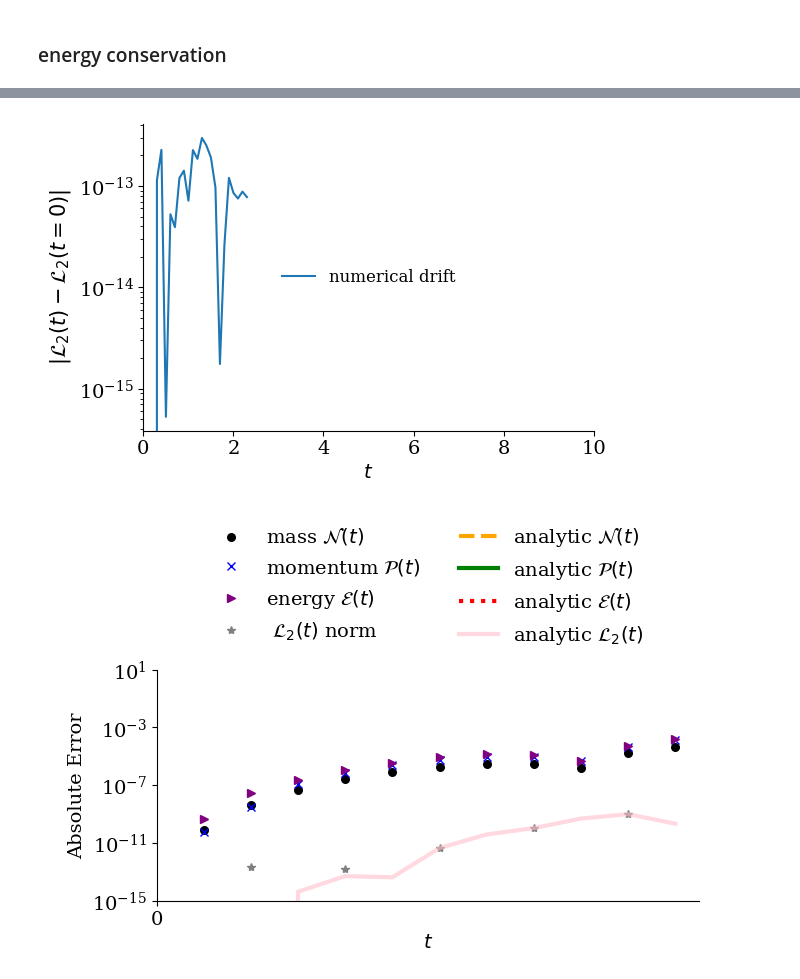
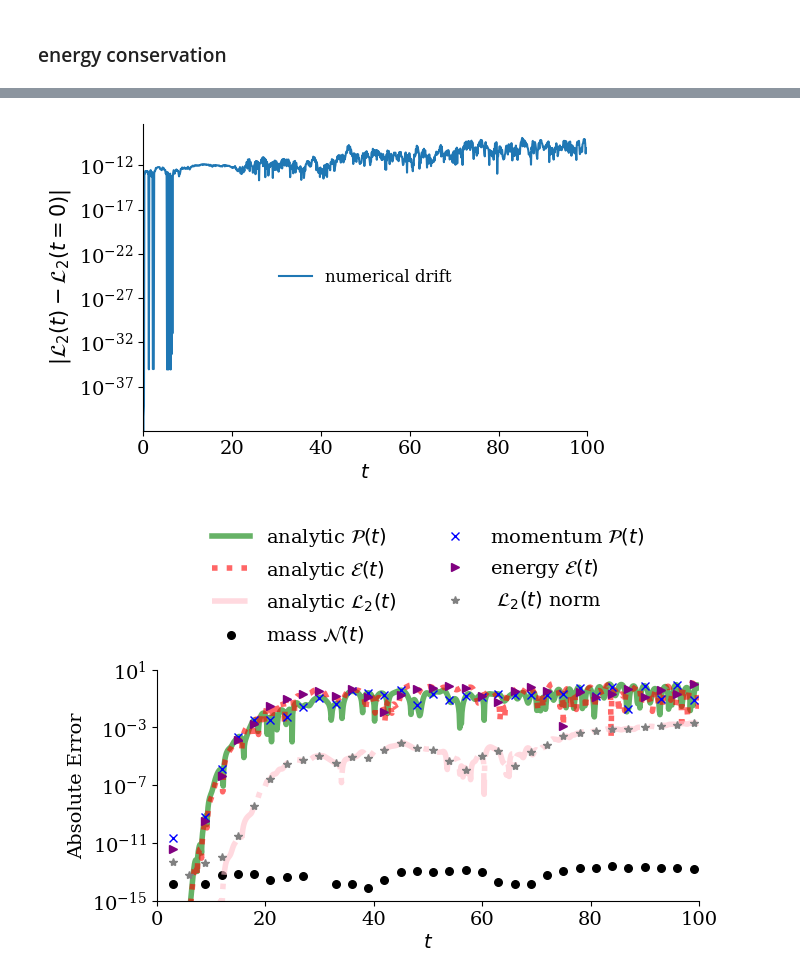
Before and after one commit to opaliss/SW-Conservative-Closure, a Jupyter notebook: SW/bump on tail SW (even).ipynb, the cells around one changed output, grey strips where cells are left out. Cells and saved outputs as stored; diff of their text form; code cells hidden in the pictures.

```diff
--- a/SW/bump on tail SW (even).ipynb
+++ b/SW/bump on tail SW (even).ipynb
@@ -24,10 +24,10 @@ matplotlib.rc('ytick', labelsize=14)
 # %%
 # set up configuration parameters
 # number of Fourier spectral terms in x
-Nx = 20
+Nx = 25
 Nx_total = 2 * Nx + 1
 # number of Hermite spectral terms in v
-Nv = 6
+Nv = 101
 # Velocity scaling of electron and ion
 alpha_e1 = 1
 alpha_e2 = np.sqrt(1 / 2)
@@ -37,7 +37,7 @@ epsilon = 0.03
 # x grid is from 0 to L
 L = 20 * np.pi / 3
 # final time
-T = 10
+T = 100
 # time stepping
 dt = 0.01
 # time vector
@@ -55,7 +55,7 @@ q_e1 = -1
 q_e2 = -1
 q_i = 1
 # type of closure
-closure = "L2"
+closure = "mass"
 # %%
 # inverse J
 J_inv = J_matrix_inv(Nx=Nx, L=L)
@@ -120,11 +120,6 @@ for ii in range(len(sol_midpoint_t)):
         closure_e1 = np.zeros(Nx_total)
         closure_e2 = np.zeros(Nx_total)
         closure_i = np.zeros(Nx_total)
-    elif closure == "L2":
-        # L2 closure
-        closure_e1 = closure_L2(state=state_e1_midpoint[:, :, ii], J=J, E=E_midpoint[:, ii], Nx_total=Nx_total, q_s=q_e1, alpha_s=alpha_e1, m_s=m_e1, Nx=Nx)
-        closure_e2 = closure_L2(state=state_e2_midpoint[:, :, ii], J=J, E=E_midpoint[:, ii], Nx_total=Nx_total, q_s=q_e2, alpha_s=alpha_e2, m_s=m_e2, Nx=Nx)
-        closure_i = closure_L2(state=state_i_midpoint[:, :, ii], J=J, E=E_midpoint[:, ii], Nx_total=Nx_total, q_s=q_i, alpha_s=alpha_i, m_s=m_i, Nx=Nx)
 # %%
 _  = plt.plot(E_midpoint[:, :].imag)
 # %% [output]
@@ -199,7 +193,7 @@ for tt, ii in enumerate(range(0, len(sol_midpoint_t), int(len(sol_midpoint_t)//4
         distribution1 += np.outer(fft_(state_e1_midpoint[jj, :, ii], Nx, x, L), psi_ln_sw(xi=(v-u_e1)/alpha_e1, v=v, u_s=u_e1, alpha_s=alpha_e1, n=jj)).real
         distribution2 += np.outer(fft_(state_e2_midpoint[jj, :, ii], Nx, x, L), psi_ln_sw(xi=(v-u_e2)/alpha_e2, v=v, u_s=u_e2, alpha_s=alpha_e2, n=jj)).real
 
-    levels = np.linspace(-5e-3, 0.4, 20)
+    levels = np.linspace(-1e-2, 0.4, 20)
     colors = mcp.gen_color(cmap="hot",n=len(levels)-1)
     pos = ax[tt].contourf(x, v, (distribution1 + distribution2).T, colors=colors, levels=levels)
     ax[tt].set_xticks([0,  10*np.pi/3, 20*np.pi/3])
@@ -311,31 +305,32 @@ legend = ax.legend(ncols=1, fancybox=False, shadow=False, fontsize=12, loc='cent
 legend.get_frame().set_alpha(0)
 plt.tight_layout()
 # %% [output]
-[figure, old version]
+[figure, new version]
 # %%
 # plot overall conservation properties
 fig, ax = plt.subplots(ncols=1, figsize=(7, 3))
-ax.scatter(sol_midpoint_t[::2], np.abs(mass_midpoint-mass_midpoint[0])[::2], s=30, color="black", label=r"mass $\mathcal{N}(t)$")
-ax.plot(sol_midpoint_t[::2], np.abs(momentum_midpoint-momentum_midpoint[0])[::2], "x", color="blue", label=r"momentum $\mathcal{P}(t)$")
-ax.plot(sol_midpoint_t[::2], np.abs(energy_p_midpoint + energy_k_midpoint -energy_p_midpoint[0]-energy_k_midpoint[0])[::2], ">", color="purple", label=r"energy $\mathcal{E}(t)$")
-ax.plot(sol_midpoint_t[::4], np.abs(L2_midpoint-L2_midpoint[0])[::4], "*", c="grey", label=r" $\mathcal{L}_{2}(t)$ norm")
+#ax.plot(sol_midpoint_t, np.abs(sol_midpoint_u[-1]), "--", c="orange", linewidth=4, alpha=0.6, label=r"analytic $\mathcal{N}(t)$ ")
+ax.plot(sol_midpoint_t, np.abs(sol_midpoint_u[-3]), "-", c="green", linewidth=4, alpha=0.6, label=r"analytic $\mathcal{P}(t)$")
+ax.plot(sol_midpoint_t, np.abs(sol_midpoint_u[-5]), ":", c="red", linewidth=4, alpha=0.6, label=r"analytic $\mathcal{E}(t)$")
+ax.plot(sol_midpoint_t, np.abs(sol_midpoint_u[-7]), "-.", c="pink", linewidth=4, alpha=0.6, label=r"analytic $\mathcal{L}_{2}(t)$")
 
-ax.plot(sol_midpoint_t[::2], np.abs(sol_midpoint_u[-1])[::2], "--", c="orange", linewidth=3, label=r"analytic $\mathcal{N}(t)$ ")
-ax.plot(sol_midpoint_t[::2], np.abs(sol_midpoint_u[-3])[::2], "-", c="green", linewidth=3, label=r"analytic $\mathcal{P}(t)$")
-ax.plot(sol_midpoint_t[::2], np.abs(sol_midpoint_u[-5])[::2], ":", c="red", linewidth=3, label=r"analytic $\mathcal{E}(t)$")
-ax.plot(sol_midpoint_t[::2], np.abs(sol_midpoint_u[-7])[::2], "-", c="pink", linewidth=3, alpha=0.6, label=r"analytic $\mathcal{L}_{2}(t)$")
+ax.scatter(sol_midpoint_t[::30], np.abs(mass_midpoint-mass_midpoint[0])[::30], s=30, color="black", label=r"mass $\mathcal{N}(t)$")
+ax.plot(sol_midpoint_t[::30], np.abs(momentum_midpoint-momentum_midpoint[0])[::30], "x", color="blue", label=r"momentum $\mathcal{P}(t)$")
+ax.plot(sol_midpoint_t[::30], np.abs(energy_p_midpoint + energy_k_midpoint -energy_p_midpoint[0]-energy_k_midpoint[0])[::30], ">", color="purple", label=r"energy $\mathcal{E}(t)$")
+ax.plot(sol_midpoint_t[::30], np.abs(L2_midpoint-L2_midpoint[0])[::30], "*", c="grey", label=r" $\mathcal{L}_{2}(t)$ norm")
+
 
 ax.set_ylim(10**-15, 10**1)
 ax.spines['right'].set_visible(False)
 ax.spines['top'].set_visible(False)
 ax.set_ylabel(r"Absolute Error")
-ax.set_xticks([0, 5, 10, 15, 20])
+#ax.set_xticks([0, 5, 10, 15, 20])
 ax.set_xlabel("$t$")
 ax.set_xlim(0, sol_midpoint_t[-1])
 ax.set_yscale("log")
 legend = ax.legend(ncols=2, fontsize=14, loc='upper center', bbox_to_anchor=(0.5, 1.7))
 text = ax.text(-0.2,1.05, " ", transform=ax.transAxes)
 legend.get_frame().set_alpha(0)
 plt.savefig("../figs/SW/bump_on_tail/conservation_" + str(Nv) + "_bump_on_tail_SW_" + str(closure) + ".png", bbox_inches='tight', dpi=600)
 # %% [output]
-[figure, old version]
+[figure, new version]
```
Also changed, not shown: parts of 10 cells of this notebook, 1 other file.
